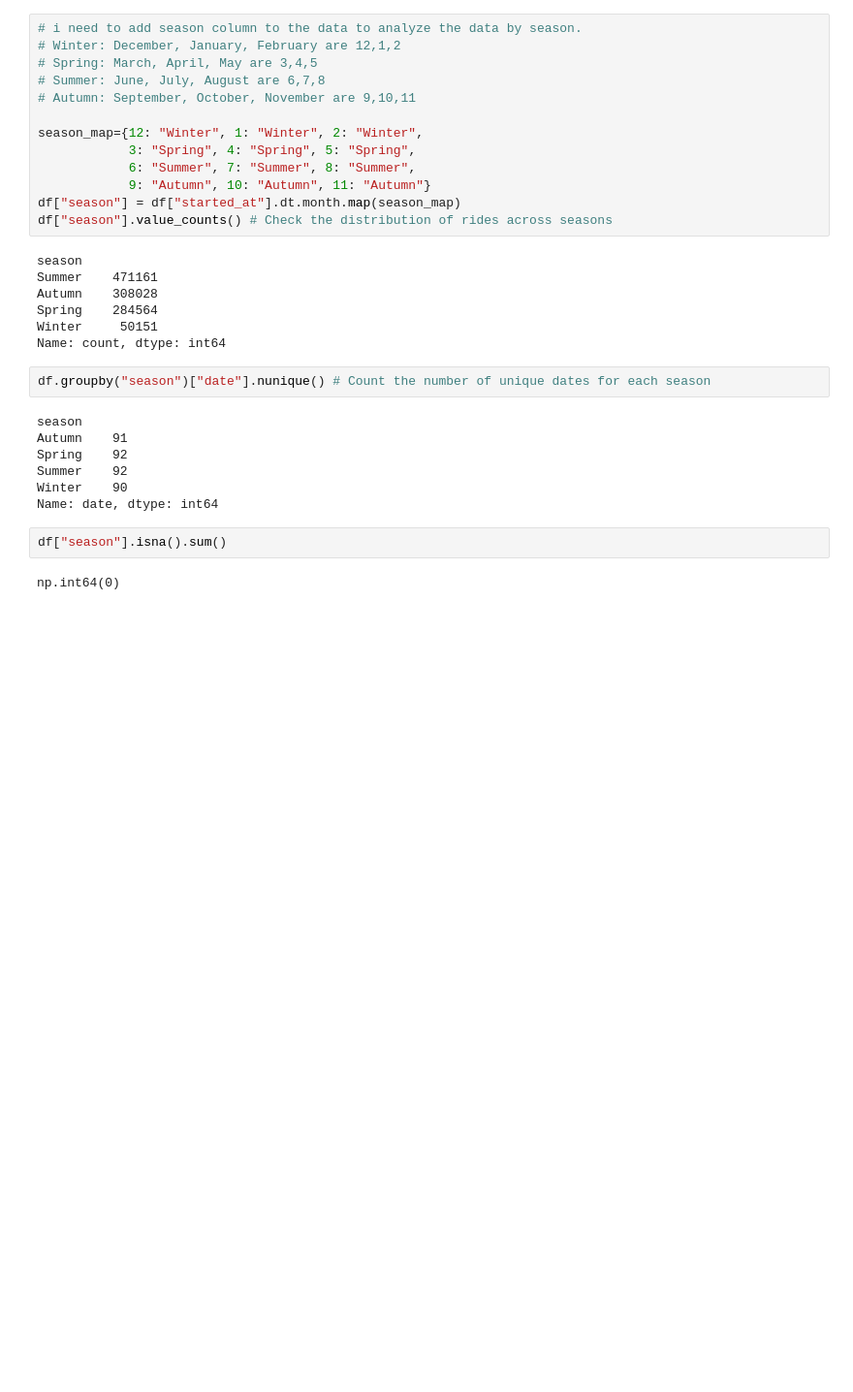
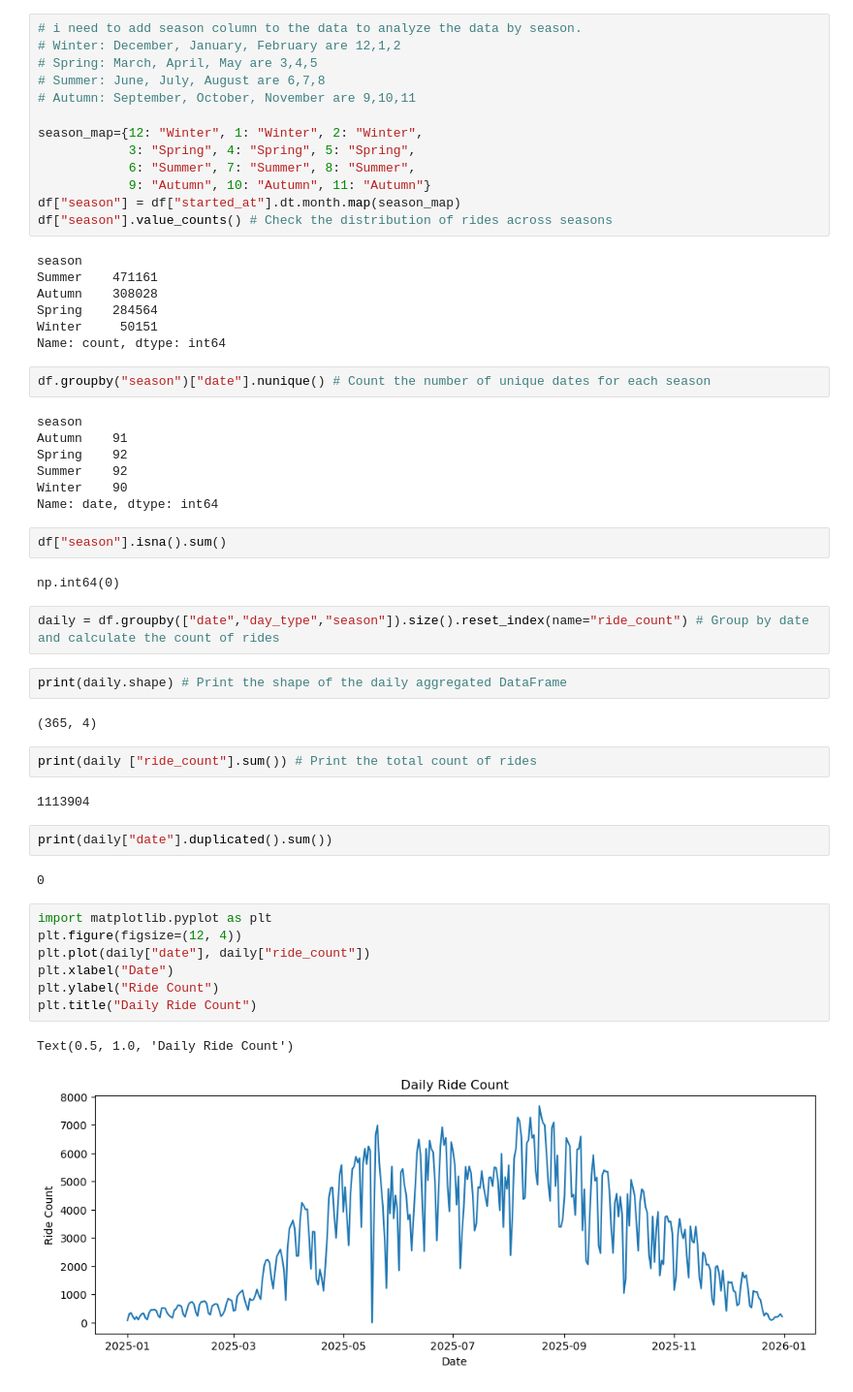
Before and after one commit to SeherYldz/StatisticsProject, a Jupyter notebook: assignment.ipynb, the cells around one changed output. Shown at 97% size. Cells and saved outputs as stored; diff of their text form; blank space fills up the shorter version.

Commit message:
Add season column, daily ride table and time-series plot
- Derive day_type and season columns from Oslo-time start timestamps
- Build daily table (date, day_type, season, ride_count): 365 rows,
  1,113,904 rides total, no duplicated dates
- Plot daily ride count for 2025

Co-Authored-By: Claude Opus 5.5 (1M context) <noreply@anthropic.com>

```diff
--- a/assignment.ipynb
+++ b/assignment.ipynb
@@ -165,3 +165,27 @@ Name: date, dtype: int64
 df["season"].isna().sum()
 # %% [output]
 np.int64(0)
+# %%
+daily = df.groupby(["date","day_type","season"]).size().reset_index(name="ride_count") # Group by date and calculate the count of rides
+# %%
+print(daily.shape) # Print the shape of the daily aggregated DataFrame
+# %% [output]
+(365, 4)
+# %%
+print(daily ["ride_count"].sum()) # Print the total count of rides
+# %% [output]
+1113904
+# %%
+print(daily["date"].duplicated().sum())
+# %% [output]
+0
+# %%
+import matplotlib.pyplot as plt
+plt.figure(figsize=(12, 4))
+plt.plot(daily["date"], daily["ride_count"])
+plt.xlabel("Date")
+plt.ylabel("Ride Count")
+plt.title("Daily Ride Count")
+# %% [output]
+Text(0.5, 1.0, 'Daily Ride Count')
+[figure, added]
```
